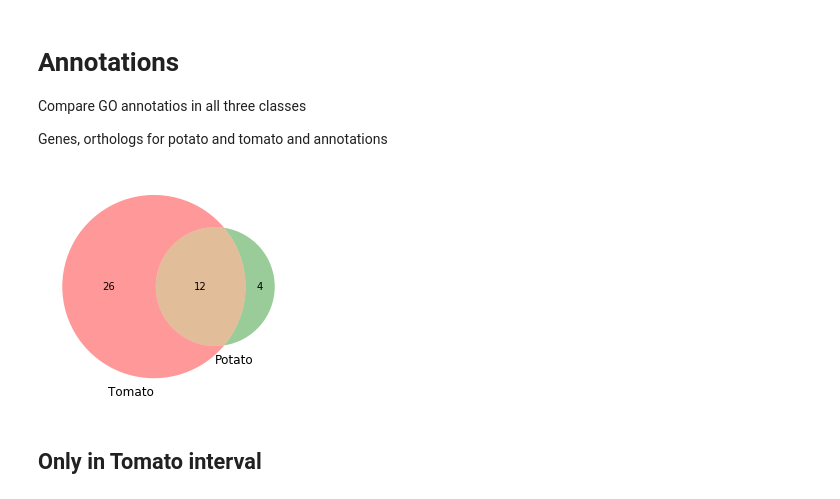
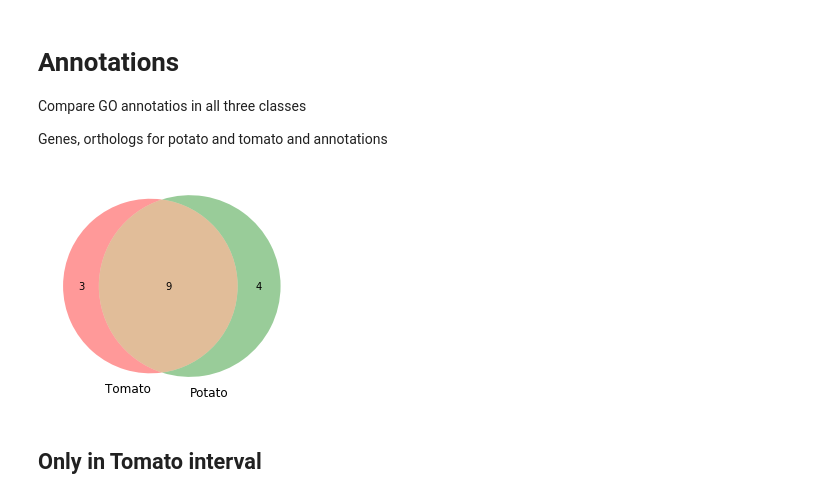
Before and after one commit to candYgene/queries, a Jupyter notebook: jupyter/QTL_fruitshape_orthologs.ipynb, the cells around one changed output. Saved outputs shown, nothing was run; the diff lists cells and outputs as text; code cells hidden in the pictures.

```diff
--- a/jupyter/QTL_fruitshape_orthologs.ipynb
+++ b/jupyter/QTL_fruitshape_orthologs.ipynb
@@ -120,5 +184,3 @@ SVG(tmpFilename)
 ## Potato
 ### Find interval
 Find locations for genes, and compute interval
-# %%
-intervalP = search.compute_interval(pg1, pg2)
@@ -132,0 +213,29 @@ Find genes and orthologs for interval
+# %%
+try:
+    if intervalP["taxon_id"]=="4113":
+        graph = "http://solgenomics.net/genome/Solanum_tuberosum"
+    else:
+        raise Exception("unknown taxon_id "+str(intervalP["taxon_id"]))
+    genes = requests.get(url+"/getFeaturesInInterval",
+                        params={"feature": "'protein_coding_gene'", "graph": graph,
+                               "begin": intervalP["begin_pos"], "end": intervalP["end_pos"],
+                               "chrom": intervalP["chrom"]},
+                        headers={"accept": "application/json"})
+    genesP_in_interval = []
+    for gene in genes.json()["results"]["bindings"]:
+        gene_id = gene["feature_id"]["value"]
+        #get location
+        location = requests.get(url+"/getFeatureLocation",
+                        params={"featureid": "'"+gene_id+"'"},
+                        headers={"accept": "application/json"})
+        chrom = location.json()["results"]["bindings"][0]["chrom"]["value"]
+        taxon_id = location.json()["results"]["bindings"][0]["taxon_id"]["value"]
+        begin_pos = int(location.json()["results"]["bindings"][0]["begin_pos"]["value"])
+        end_pos = int(location.json()["results"]["bindings"][0]["end_pos"]["value"])
+        genesP_in_interval.append([gene_id, chrom, begin_pos, end_pos, taxon_id])
+    genesP_in_interval = pd.DataFrame(genesP_in_interval)
+    genesP_in_interval.columns = ["gene_id", "chrom", "begin_pos", "end_pos", "taxon_id"]
+    genesP_in_interval = genesP_in_interval.set_index(["gene_id"])
+except:
+    raise Exception("couldn't get genes in interval "+str(intervalP["begin_pos"])+" - "+str(intervalP["begin_pos"])+" on "+str(intervalP["chrom"]))
+#display(genesP_in_interval)
@@ -158,7 +300,6 @@ display(genesP.groupby(["gene_id"]).agg(aggregations))
 ### List orthologs
 List orthologs for the genes found in the interval
 # %%
-#display(genesP[["location","ensembl_gene_id","ortholog_gene_id","ortholog_location"]])
-index=pd.MultiIndex.from_tuples([tuple(x) for x in genesP[["location","ensembl_gene_id", "ortholog_gene_id"]].to_records()], names=["gene_id", "location", "ensembl_gene_id", "ortholog_gene_id"])
-display(genesP.set_index(index)[["ortholog_location"]])
+index=pd.MultiIndex.from_tuples([tuple(x) for x in ortholog_genesP_for_interval[["chrom", "begin_pos", "end_pos", "ortholog_gene_id"]].to_records()], names=["gene_id", "chrom", "begin_pos", "end_pos", "ortholog_gene_id"])
+display(ortholog_genesP_for_interval.set_index(index)[["ortholog_chrom", "ortholog_begin_pos", "ortholog_end_pos", "taxon_id"]])
 # %% [output]
@@ -218,17 +355,17 @@ Genes, orthologs for potato and tomato and annotations
 import matplotlib.pyplot as plt
 from matplotlib_venn import venn2
 # %%
-setT = genesT.index.unique()
-setP = genesP.index.unique()
-setTP = setT & genesP["ortholog_gene_id"].dropna().unique()
-setPT = setP & genesT["ortholog_gene_id"].dropna().unique()
+setT = genesT_in_interval.index.unique()
+setP = genesP_in_interval.index.unique()
+setTP = setT & ortholog_genesP_for_interval["ortholog_gene_id"].dropna().unique()
+setPT = setP & ortholog_genesT_for_interval["ortholog_gene_id"].dropna().unique()
 setT = list(set(setT)-set(setTP))
 setP = list(set(setP)-set(setPT))
 venn2(subsets = (len(setT), len(setTP), len(setP)), set_labels = ("Tomato", "Potato"))
 #venn2(subsets = (1,2,3), set_labels = ("Tomato", "Potato"))
 plt.show()
 # %% [output]
-[figure, old version]
+[figure, new version]
 # %% [markdown]
 ## Only in Tomato interval
 # %%
```
Also changed, not shown: parts of 43 cells of this notebook, 6 other files.
